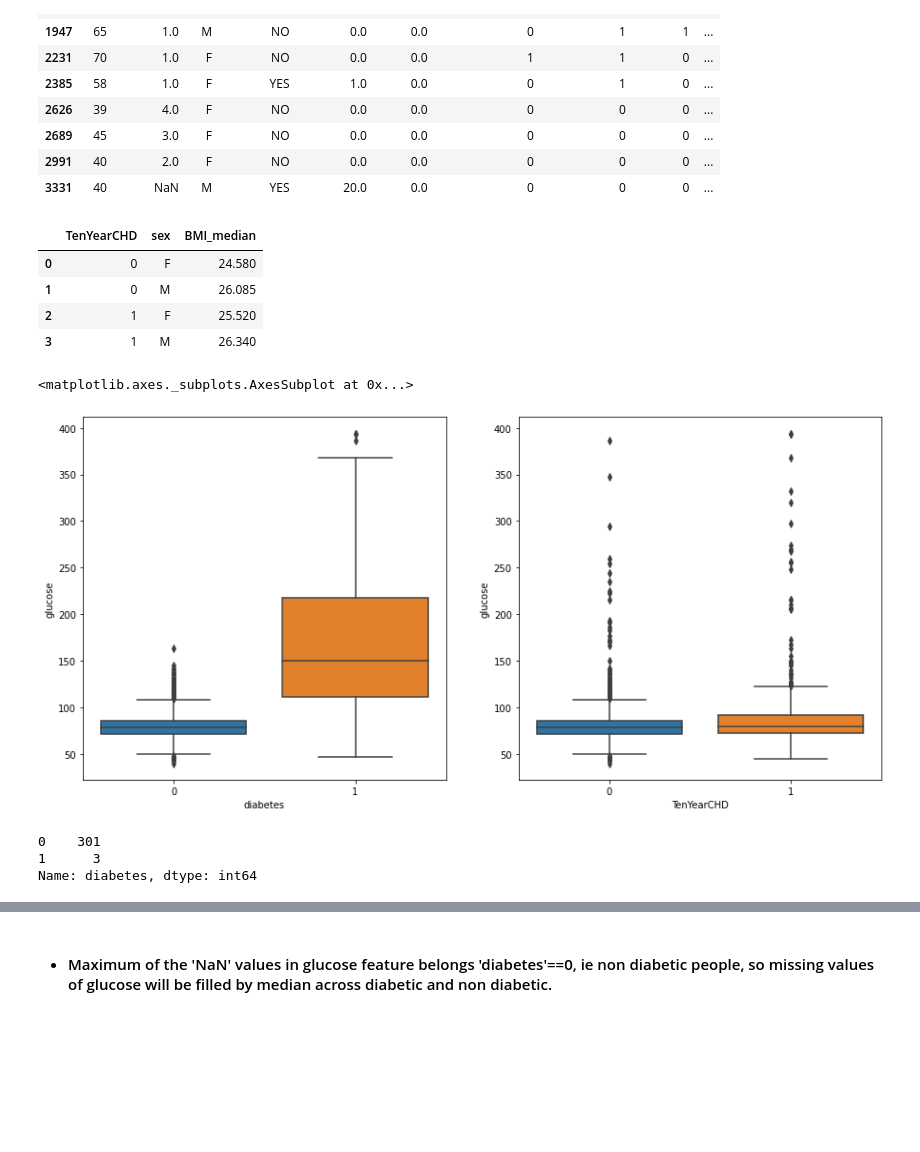
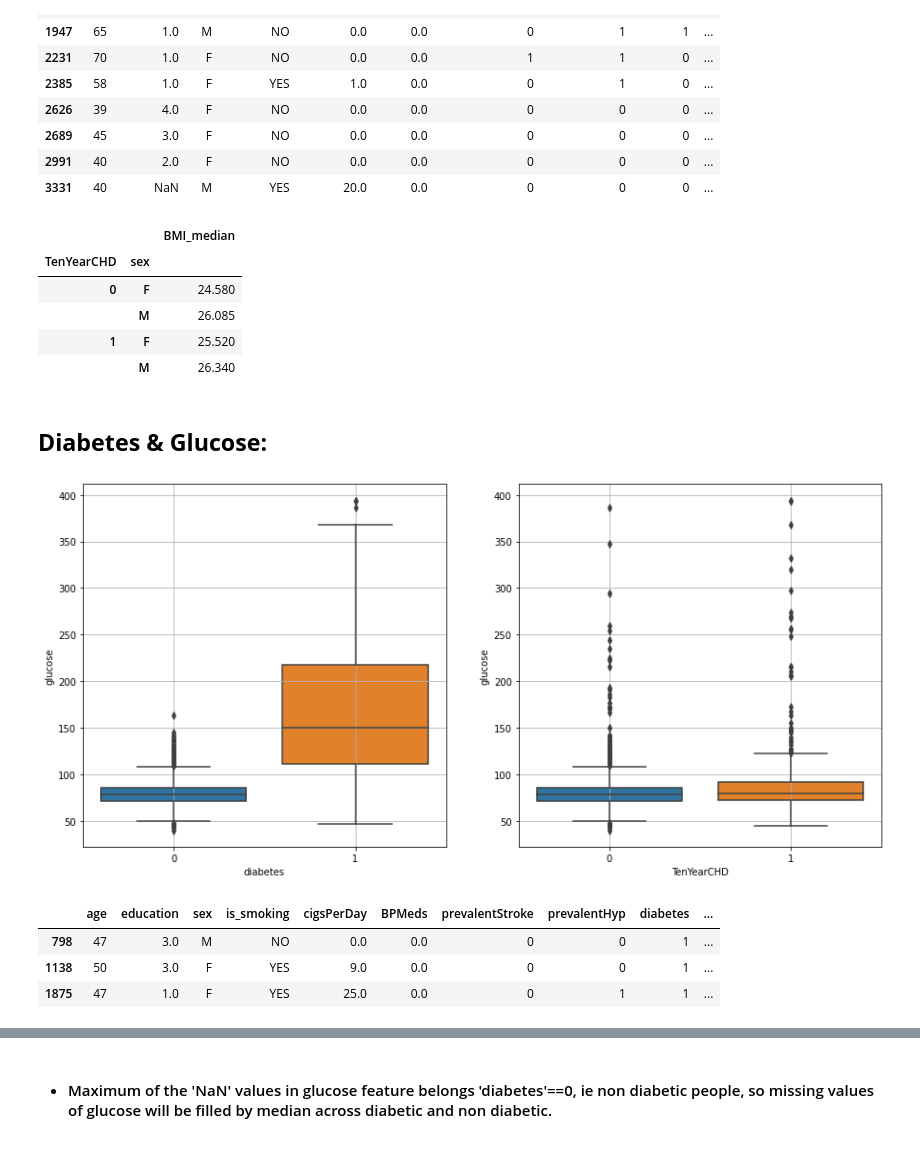
Before and after one commit to Abhi-nav0506/Coronary-Heart-Disease-Prediction, a Jupyter notebook: Cardio_Vascular_Risk_Prediction.ipynb, the cells around one changed output, grey strips where cells are left out. Cells and saved outputs as stored; diff of their text form; code cells hidden in the pictures; blank space fills up the shorter version.

```diff
--- a/Cardio_Vascular_Risk_Prediction.ipynb
+++ b/Cardio_Vascular_Risk_Prediction.ipynb
@@ -250,26 +322,31 @@ cardio_risk_df[cardio_risk_df['BMI'].isna()]
 | 2991 | 40 | 2.0 | F | NO | 0.0 | 0.0 | 0 | 0 | 0 | ... |
 | 3331 | 40 | NaN | M | YES | 20.0 | 0.0 | 0 | 0 | 0 | ... |
 # %%
-bmi_df = cardio_risk_df.groupby(['TenYearCHD','sex']).agg({'BMI':'median'}).reset_index().rename(columns={'BMI':'BMI_median'})
+bmi_df = cardio_risk_df.groupby(['TenYearCHD','sex']).agg({'BMI':'median'}).rename(columns={'BMI':'BMI_median'})
 bmi_df
 # %% [output]
-|  | TenYearCHD | sex | BMI_median |
-| 0 | 0 | F | 24.580 |
-| 1 | 0 | M | 26.085 |
-| 2 | 1 | F | 25.520 |
-| 3 | 1 | M | 26.340 |
+|  |  | BMI_median |
+| TenYearCHD | sex |  |
+| 0 | F | 24.580 |
+|  | M | 26.085 |
+| 1 | F | 25.520 |
+|  | M | 26.340 |
+# %% [markdown]
+## **Diabetes & Glucose:**
 # %%
 fig, ax = plt.subplots(1, 2, figsize=(15,7))
 sns.boxplot(x= cardio_risk_df['diabetes'], y=cardio_risk_df['glucose'],ax=ax[0])
+ax[0].grid()
 
 sns.boxplot(x= cardio_risk_df['TenYearCHD'], y=cardio_risk_df['glucose'],ax=ax[1])
+ax[1].grid()
 # %% [output]
-<matplotlib.axes._subplots.AxesSubplot at 0x...>
-[figure, old version]
+[figure, new version]
 # %%
 # checking glucose NaN values by diabetes (0,1)
-cardio_risk_df[cardio_risk_df['glucose'].isna()].diabetes.value_counts()
+cardio_risk_df[(cardio_risk_df['glucose'].isna()) & (cardio_risk_df['diabetes'] ==1)] #.diabetes.value_counts()
 # %% [output]
-0    301
-1      3
-Name: diabetes, dtype: int64
+|  | age | education | sex | is_smoking | cigsPerDay | BPMeds | prevalentStroke | prevalentHyp | diabetes | ... |
+| 798 | 47 | 3.0 | M | NO | 0.0 | 0.0 | 0 | 0 | 1 | ... |
+| 1138 | 50 | 3.0 | F | YES | 9.0 | 0.0 | 0 | 0 | 1 | ... |
+| 1875 | 47 | 1.0 | F | YES | 25.0 | 0.0 | 0 | 1 | 1 | ... |
```
Also changed, not shown: parts of 62 cells of this notebook.
